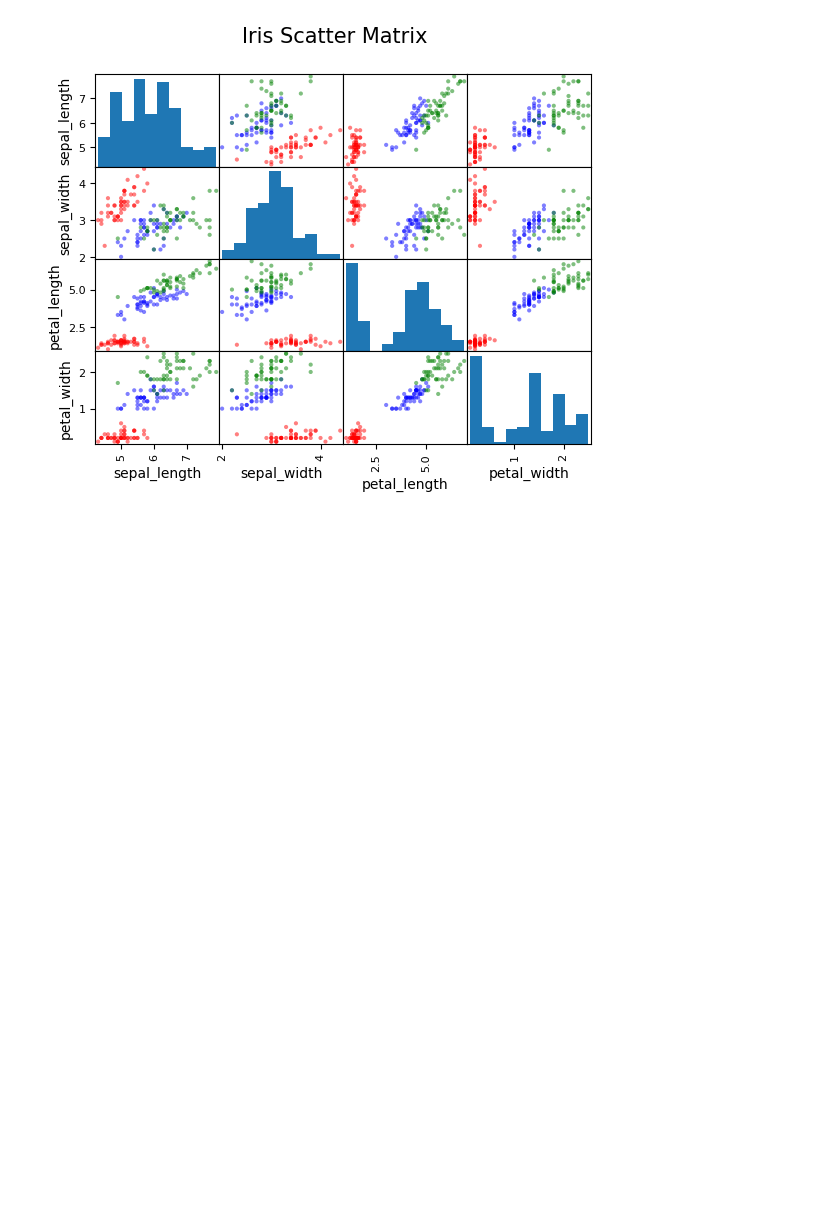
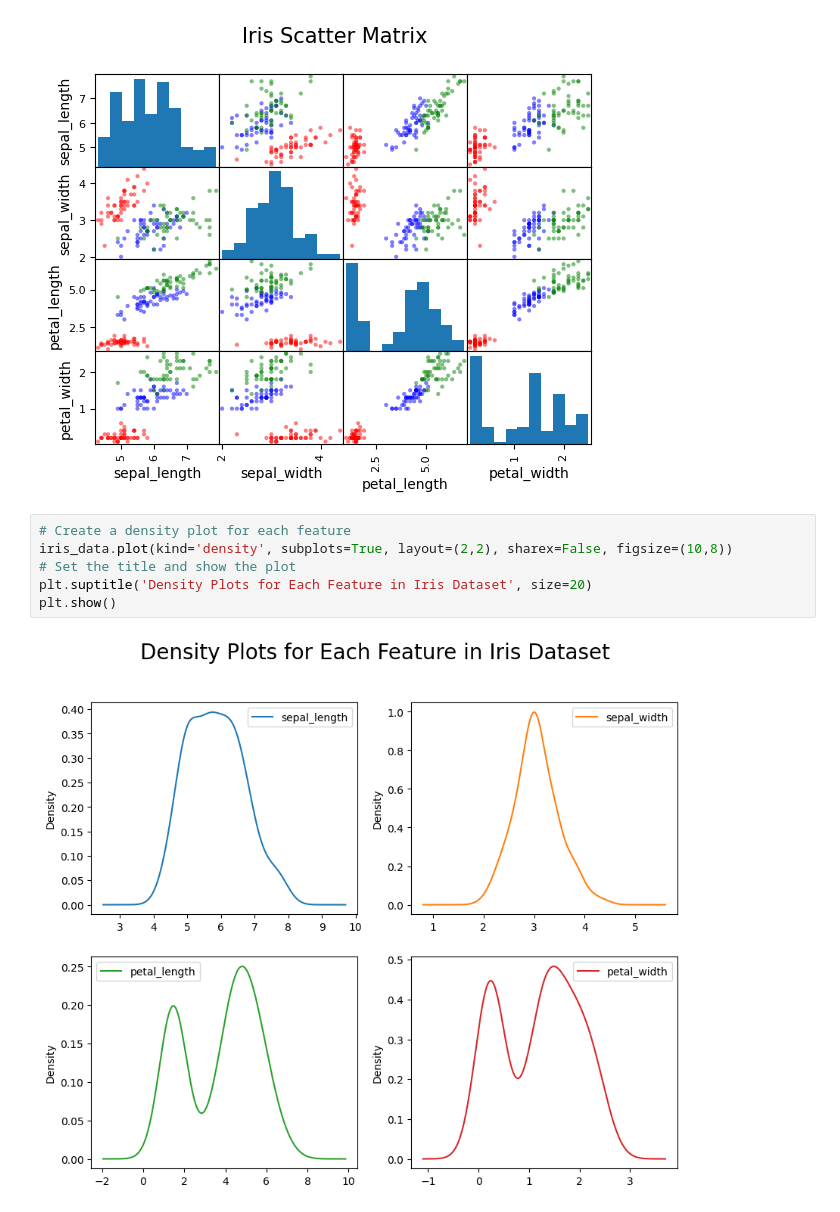
Before and after one commit to Jaya9522/Iris_flower_classification, a Jupyter notebook: Copy_of_Irish_flower_classification.ipynb, the cells around one changed output. Drawn from its saved outputs; the diff is of its cells as text; blank space fills up the shorter version.

```diff
--- a/Copy_of_Irish_flower_classification.ipynb
+++ b/Copy_of_Irish_flower_classification.ipynb
@@ -146,3 +146,11 @@ plt.suptitle('Iris Scatter Matrix', size=15)
 plt.show()
 # %% [output]
 [figure]
+# %%
+# Create a density plot for each feature
+iris_data.plot(kind='density', subplots=True, layout=(2,2), sharex=False, figsize=(10,8))
+# Set the title and show the plot
+plt.suptitle('Density Plots for Each Feature in Iris Dataset', size=20)
+plt.show()
+# %% [output]
+[figure, added]
```
Also changed, not shown: parts of 25 cells of this notebook.
